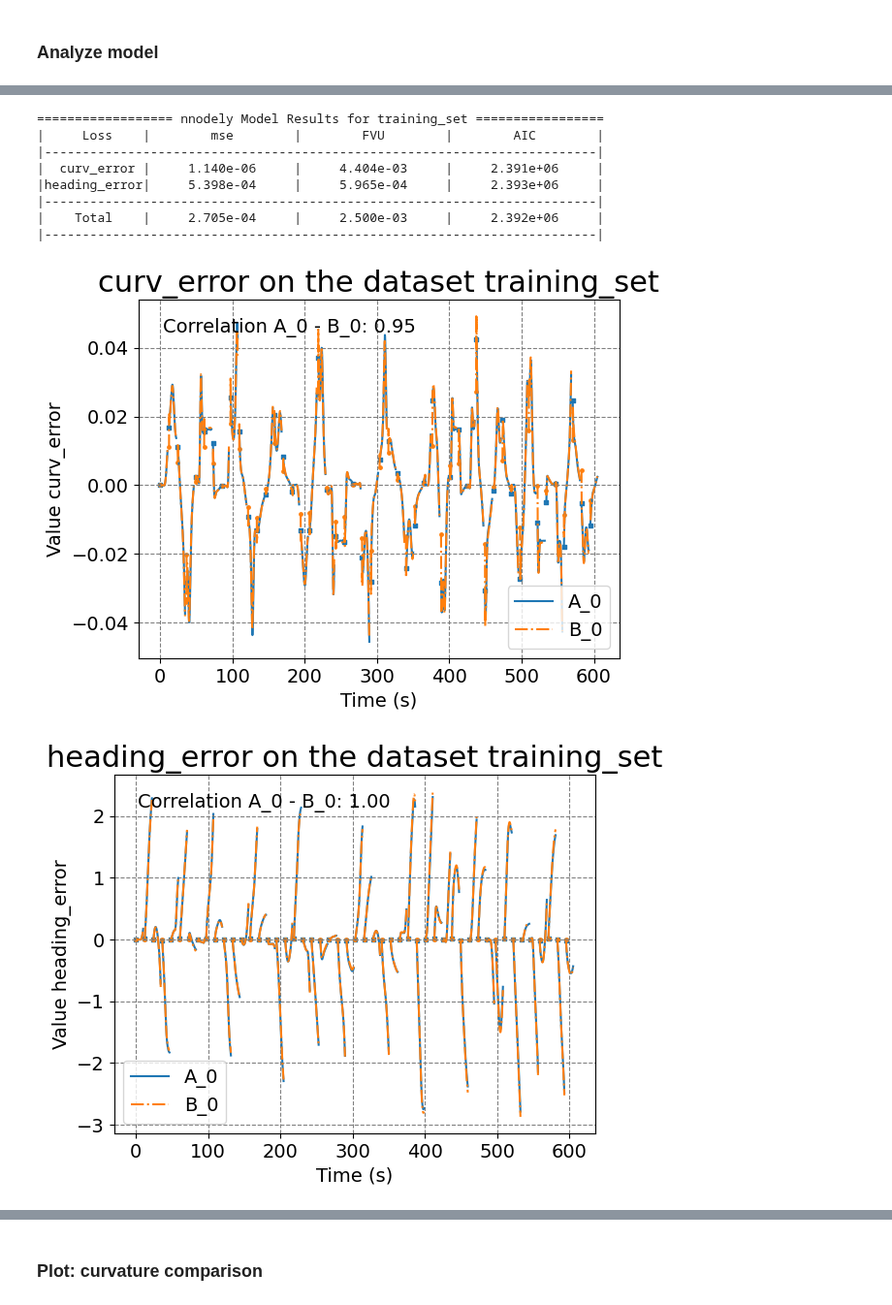
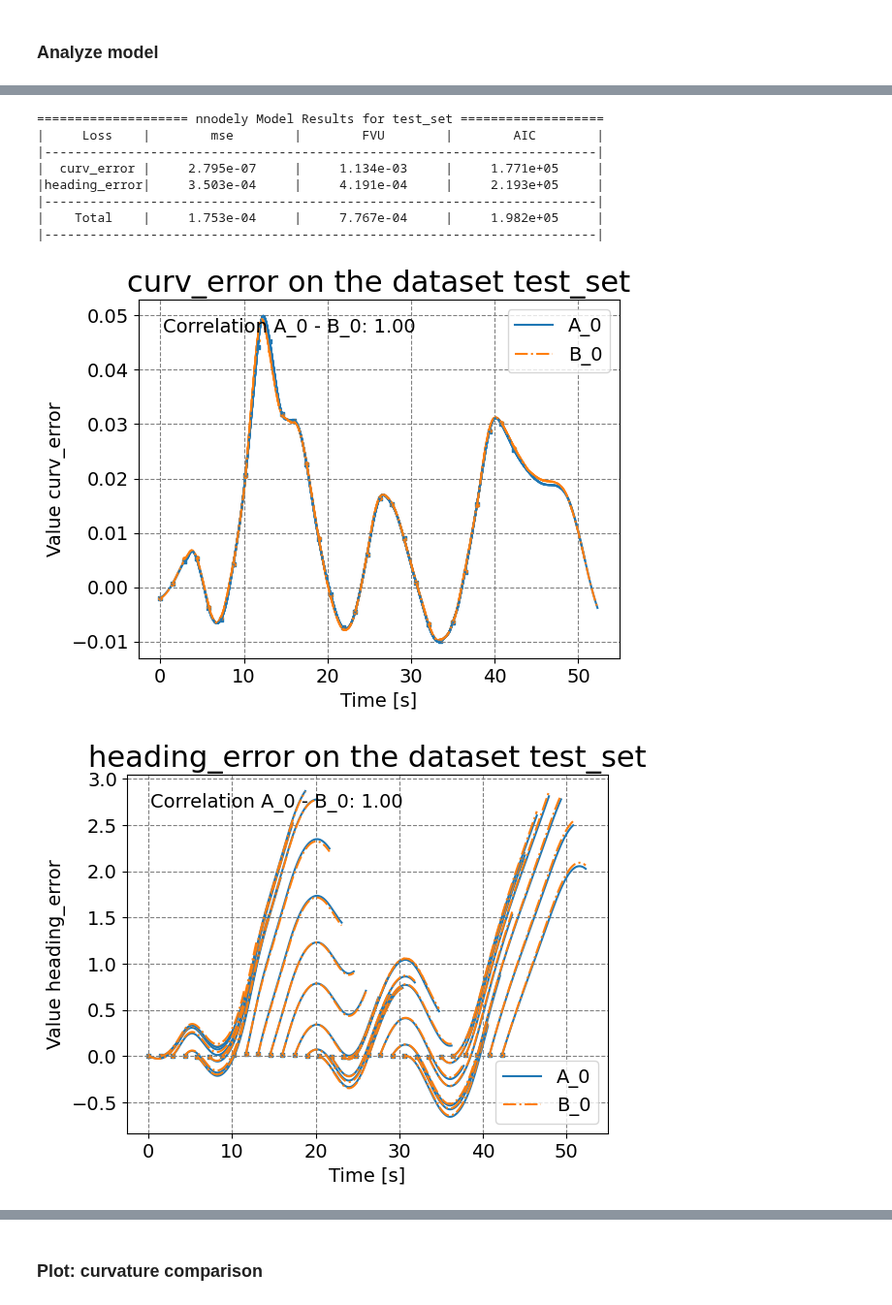
Before and after one commit to tonegas/nnodely, a Jupyter notebook: case-studies/lateral_dynamics/lateral_dynamics_control.ipynb, the cells around one changed output, grey strips where cells are left out. Shown at 97% size. Saved outputs shown, nothing was run; the diff lists cells and outputs as text; code cells hidden in the pictures.

Commit message:
Updated lateral_dynamics_control and lateral_dynamics_model

```diff
--- a/case-studies/lateral_dynamics/lateral_dynamics_control.ipynb
+++ b/case-studies/lateral_dynamics/lateral_dynamics_control.ipynb
@@ -40,2 +36,6 @@ lat_dyna_control = nnodely(visualizer=MPLNotebookVisualizer(),seed=1,workspace=p
+# %%
+# Configurations
+path_folder = 'trained_models'   # folder to save the model
+lat_dyna_control = nnodely(visualizer=MPLNotebookVisualizer(),seed=1,workspace=path_folder,log_internal=True)
 # %% [markdown]
 # Neural Network model
@@ -317,15 +317,13 @@ Below is the self-evaluation of the performance of the model and the controller
 # %%
-lat_dyna_control.analyzeModel('training_set',prediction_samples=200)       # 10s prediction
-lat_dyna_control.analyzeModel('validation_set',prediction_samples=200)
-lat_dyna_control.analyzeModel('test_set',prediction_samples=200)
+lat_dyna_control.analyzeModel('test_set',prediction_samples=200)            # 10s prediction
 # %% [output]
-================== nnodely Model Results for training_set =================
+==================== nnodely Model Results for test_set ===================
 |     Loss    |        mse        |        FVU        |        AIC        |
 |-------------------------------------------------------------------------|
-|  curv_error |     1.140e-06     |     4.404e-03     |     2.391e+06     |
-|heading_error|     5.398e-04     |     5.965e-04     |     2.393e+06     |
+|  curv_error |     2.795e-07     |     1.134e-03     |     1.771e+05     |
+|heading_error|     3.503e-04     |     4.191e-04     |     2.193e+05     |
 |-------------------------------------------------------------------------|
-|    Total    |     2.705e-04     |     2.500e-03     |     2.392e+06     |
+|    Total    |     1.753e-04     |     7.767e-04     |     1.982e+05     |
 |-------------------------------------------------------------------------|
-[figure, old version]
+[figure, new version]
-[figure, old version]
+[figure, new version]
```
Also changed, not shown: parts of 15 cells of this notebook.
